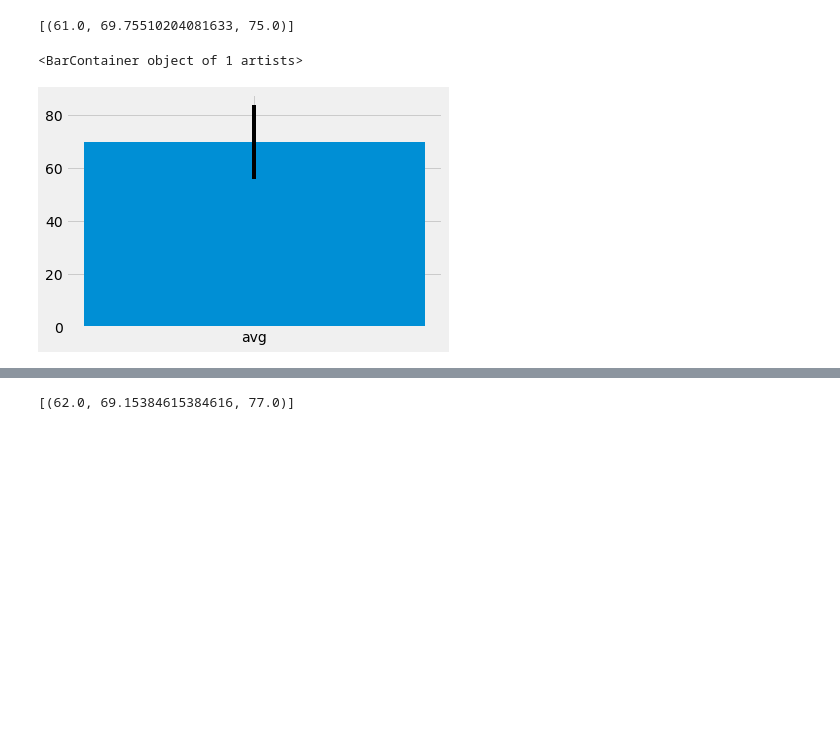
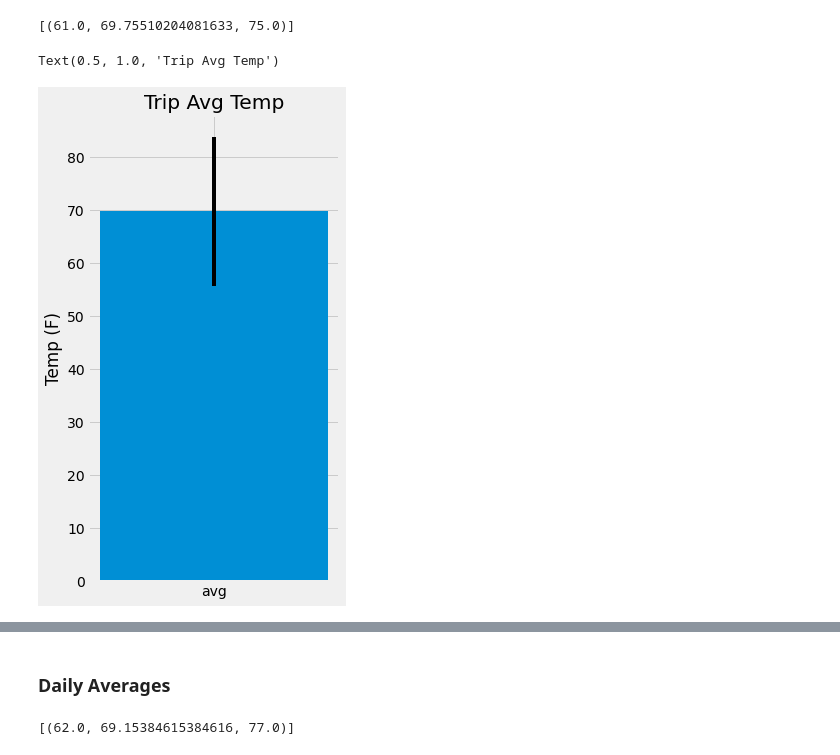
Before and after one commit to Blashford/SQLalchemy-Challenge, a Jupyter notebook: climate_starter.ipynb, the cells around one changed output, grey strips where cells are left out. Drawn from its saved outputs; the diff is of its cells as text; code cells hidden in the pictures; blank space fills up the shorter version.

Commit message:
Made a graph look prettier in starter and added edges to the dynamic routes in app.py

```diff
--- a/climate_starter.ipynb
+++ b/climate_starter.ipynb
@@ -196,14 +196,17 @@ trip_temp
 # %%
 # Plot the results from your previous query as a bar chart.
 # Use "Trip Avg Temp" as your Title
 # Use the average temperature for the y value
 # Use the peak-to-peak (tmax-tmin) value as the y error bar (yerr)
 ticks = ['avg']
 ptp = trip_temp[0][2] - trip_temp[0][0]
+plt.figure(figsize = (4, 8))
 plt.bar(ticks, trip_temp[0][1], yerr = ptp)
+plt.ylabel('Temp (F)')
+plt.title('Trip Avg Temp')
 # %% [output]
-<BarContainer object of 1 artists>
+Text(0.5, 1.0, 'Trip Avg Temp')
-[figure, old version]
+[figure, new version]
 # %%
 # Calculate the total amount of rainfall per weather station for your trip dates using the previous year's matching dates.
 # Sort this in descending order by precipitation amount and list the station, name, latitude, longitude, and elevation
@@ -237,6 +240,8 @@ rain
   -157.9992,
   0.9),
  (None, 'USC00517948', 'PEARL CITY, HI US', 21.3934, -157.9751, 11.9)]
+# %% [markdown]
+### Daily Averages
 # %%
 # Create a query that will calculate the daily normals
 # (i.e. the averages for tmin, tmax, and tavg for all historic data matching a specific month and day)
```
Also changed, not shown: parts of 1 cell of this notebook, 1 other file.
